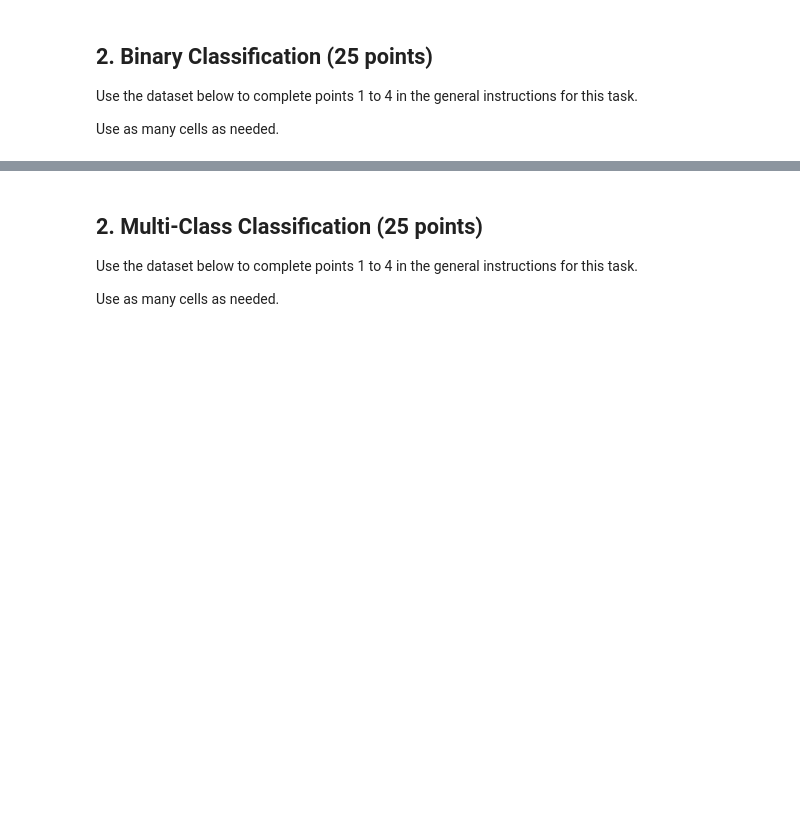
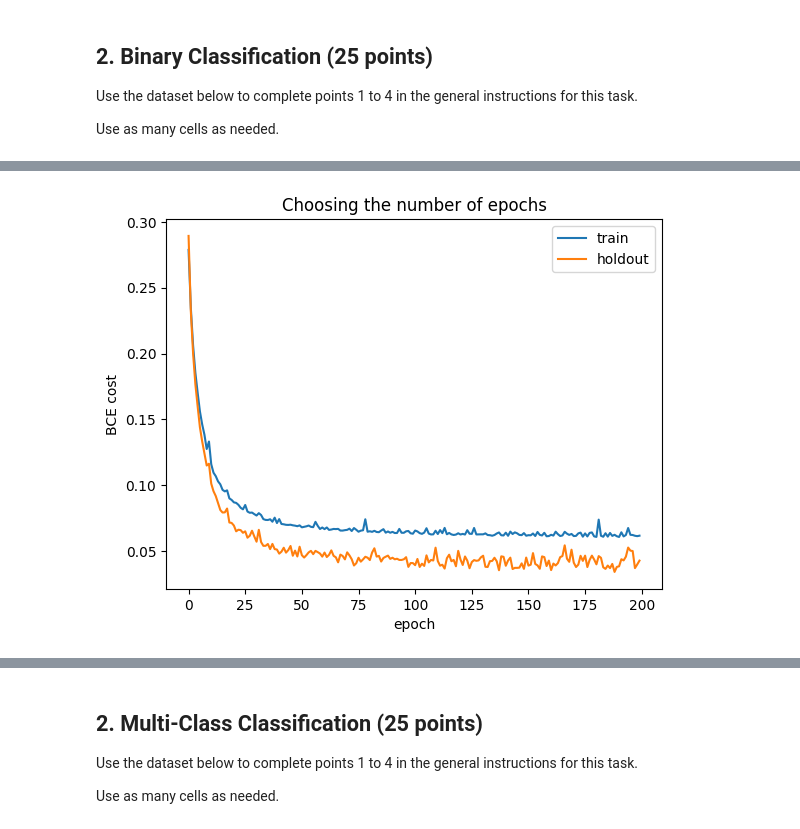
Before and after one commit to yxf9tv/04-manual-mlps, a Jupyter notebook: 04-manual-mlps.ipynb, the cells around one changed output, grey strips where cells are left out. Drawn from its saved outputs; the diff is of its cells as text; code cells hidden in the pictures; blank space fills up the shorter version.

Commit message:
binary class and discussion

```diff
--- a/04-manual-mlps.ipynb
+++ b/04-manual-mlps.ipynb
@@ -97,0 +270,23 @@ X, y = make_moons(n_samples=1000, noise=0.2, random_state=42)
+# %%
+import io, contextlib
+import matplotlib.pyplot as plt
+
+torch.manual_seed(42)
+model = BinaryMLP(input_dim=X_train.shape[1], hidden_dim=16, n_layers=1,
+                  activation="relu", learning_rate=0.01)
+
+train_hist, test_hist = [], []
+for epoch in range(200):
+    with contextlib.redirect_stdout(io.StringIO()):
+        model.fit(X_train, y_train_t, n_epochs=1)   # one more epoch each loop
+    with torch.no_grad():
+        train_hist.append(model.cost(model.forward(X_train), y_train_t).item())
+        test_hist.append(model.cost(model.forward(X_test), y_test_t).item())
+
+plt.plot(train_hist, label="train")
+plt.plot(test_hist, label="holdout")
+plt.xlabel("epoch"); plt.ylabel("BCE cost"); plt.legend()
+plt.title("Choosing the number of epochs")
+plt.show()
+# %% [output]
+[figure, added]
```
Also changed, not shown: parts of 7 cells of this notebook.
